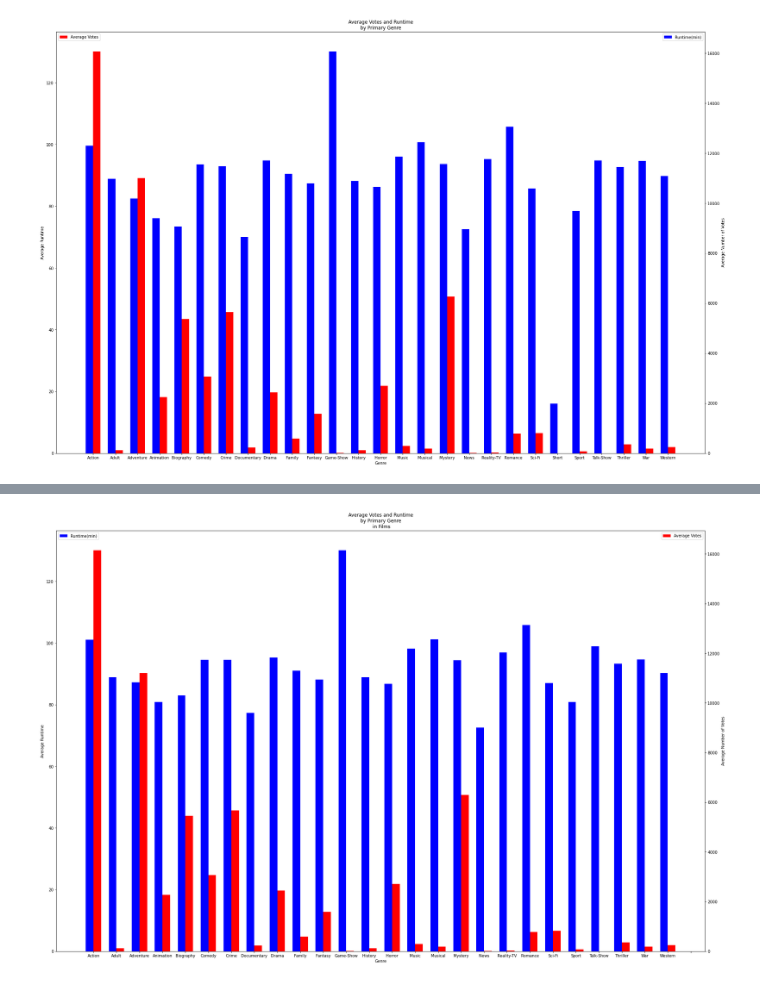
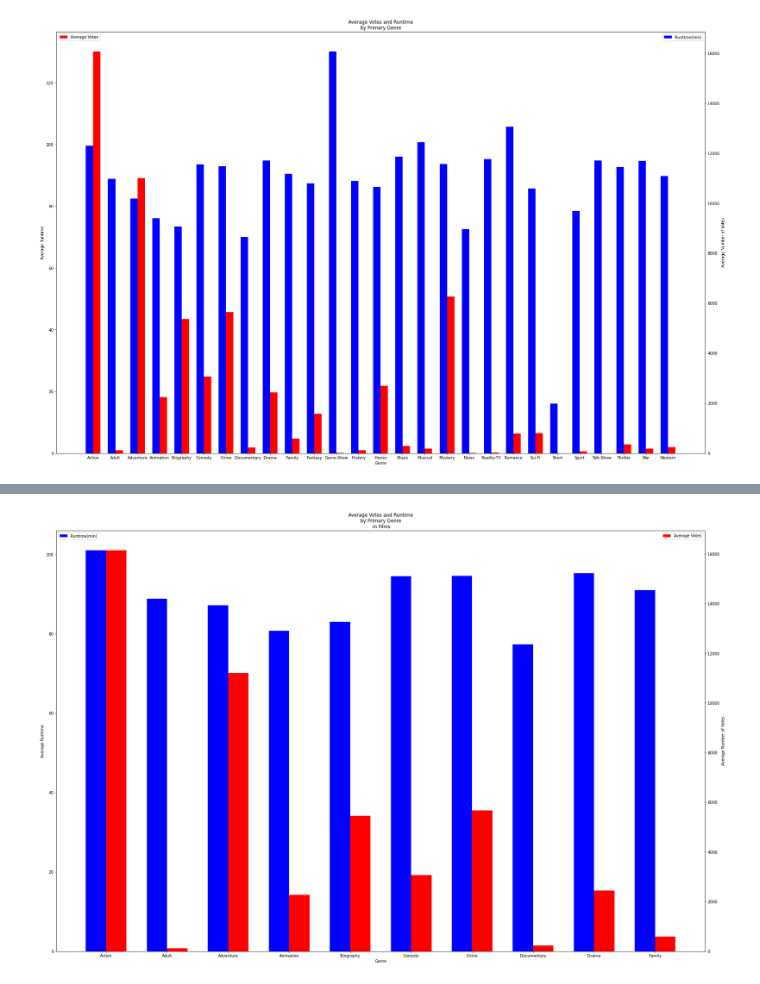
Before and after one commit to pschulk/Microsoft_Studio_Analysis_Phase_1, a Jupyter notebook: djtestnotebook.ipynb, the cells around one changed output, grey strips where cells are left out. Cells and saved outputs as stored; diff of their text form; code cells hidden in the pictures.

```diff
--- a/djtestnotebook.ipynb
+++ b/djtestnotebook.ipynb
@@ -675,6 +1010,13 @@ pd.read_sql("""SELECT name FROM sqlite_master WHERE type = 'table';""", conn)
 | 5 | persons |
 | 6 | principals |
 | 7 | writers |
+# %%
+basics_and_ratings = pd.read_sql("""
+SELECT *
+FROM movie_basics
+LEFT JOIN movie_ratings
+    ON movie_basics.movie_id = movie_ratings.movie_id
+    """, conn )
 # %%
 type(basics_and_ratings)
 # %% [output]
@@ -1139,7 +1430,7 @@ plt.show()
 # %% [output]
 [figure]
 # %%
-votesandprimarygenremoviesonly = votesandgenres2[votesandgenres2['runtime_minutes'] > 45].groupby('genre_1').mean()[['runtime_minutes', 'averagerating', 'numvotes']]
+votesandprimarygenremoviesonly = votesandgenres2[votesandgenres2['runtime_minutes'] > 45].groupby('genre_1').mean()[['runtime_minutes', 'averagerating', 'numvotes']].head(10)
 # %%
 votesandprimarygenremoviesonly
 # %% [output]
@@ -1164,24 +1449,24 @@ votesandprimarygenremoviesonly
 # %%
 runtimeinfo = votesandprimarygenremoviesonly['runtime_minutes']
 numvoteinfo = votesandprimarygenremoviesonly['numvotes']
 indices = range(len(votesandprimarygenremoviesonly))
 genreinfo = votesandprimarygenremoviesonly.index
 # Calculate optimal width
 width = np.min(np.diff(indices))/3.
 
 fig, ax1 = plt.subplots(figsize=(30,20))
 ax1.bar(indices-width/2.,runtimeinfo,width,color='b', label='Runtime(min)')
 ax2 = ax1.twinx()
 ax2.bar(indices+width/2.,numvoteinfo,width,color='r', label='Average Votes')
-tiks = ax.get_xticks().tolist()
+# tiks = ax.get_xticks()
 ax1.axes.set_xticklabels(genreinfo)
 ax1.set_xlabel('Genre')
 ax1.set_ylabel('Average Runtime')
 ax2.set_ylabel('Average Number of Votes')
-ax1.set_xticks(range(27))
+ax1.set_xticks(range(len(votesandprimarygenremoviesonly)))
 ax1.set_title('Average Votes and Runtime\nby Primary Genre\n in Films')
 ax1.legend(loc=2)
 ax2.legend(loc=0)
 plt.show()
 # %% [output]
-[figure, old version]
+[figure, new version]
```
Also changed, not shown: parts of 52 cells of this notebook, 1 other file.
